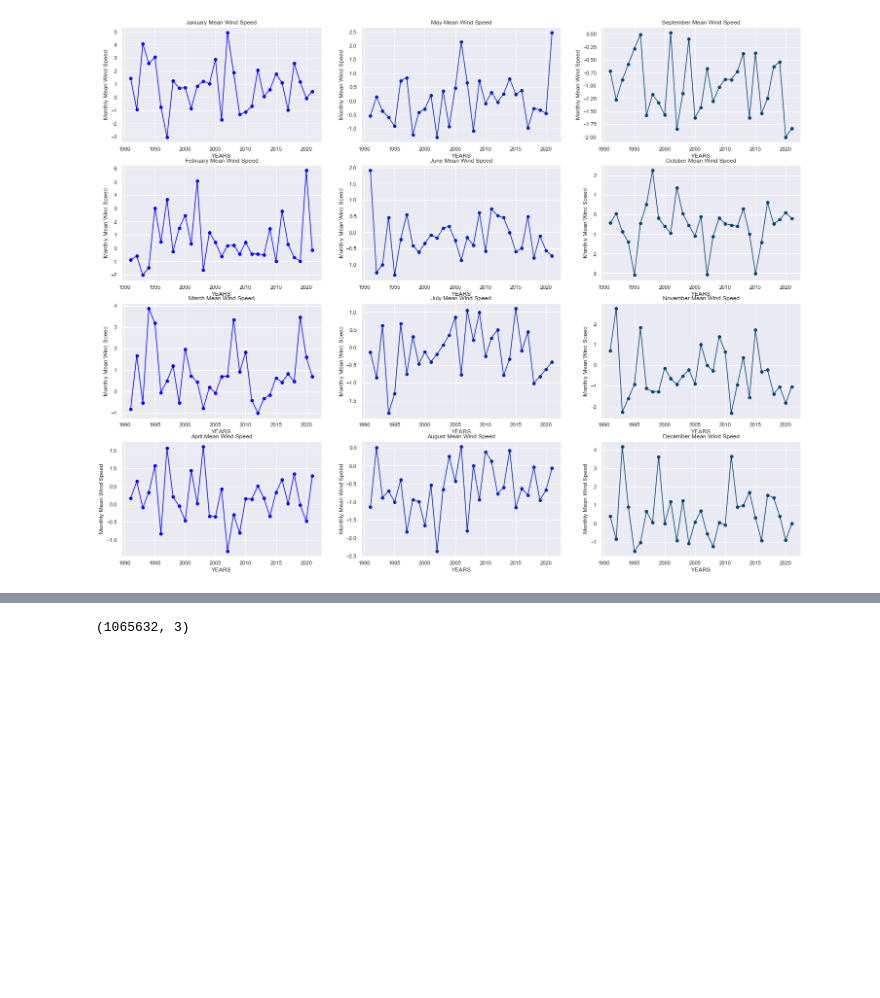
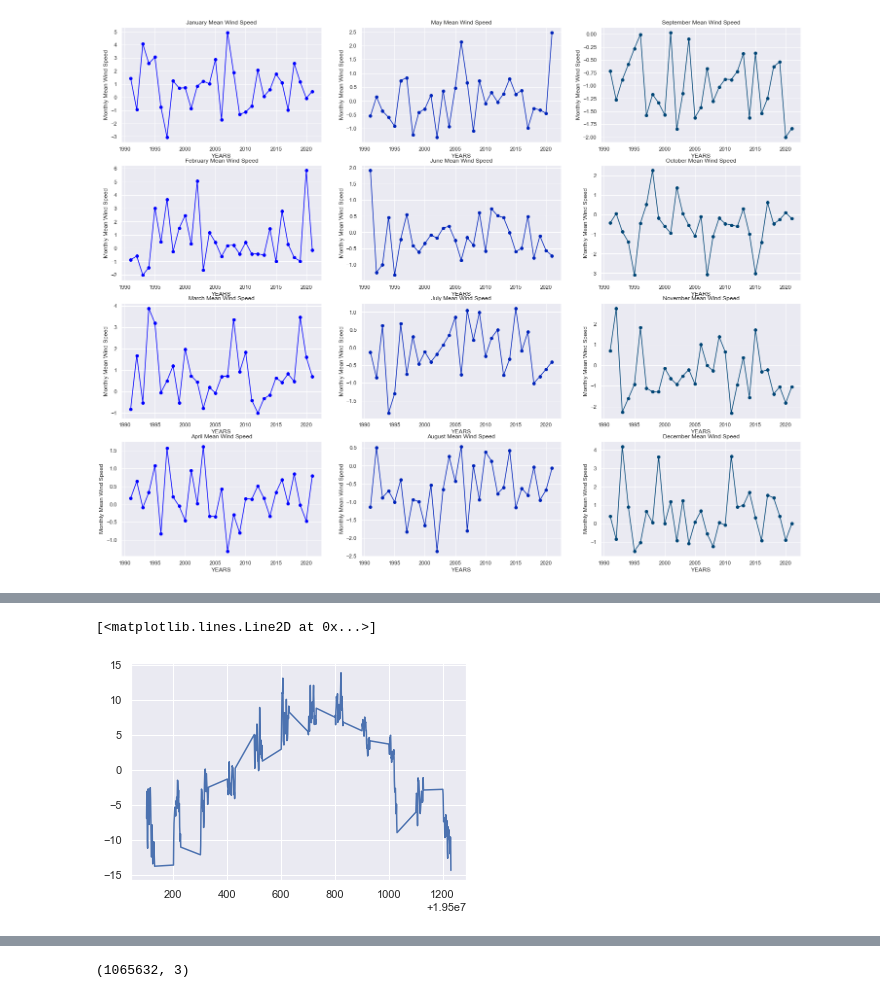
Before and after one commit to VolkaneicFox/IWH-Research, a Jupyter notebook: temperatureDatav1.ipynb, the cells around one changed output, grey strips where cells are left out. Drawn from its saved outputs; the diff is of its cells as text; code cells hidden in the pictures; blank space fills up the shorter version.

```diff
--- a/temperatureDatav1.ipynb
+++ b/temperatureDatav1.ipynb
@@ -244,0 +375,7 @@ Index(['STATIONS_ID', 'MESS_DATUM', 'QN_3', 'Stationsname', 'AMR_key', 'TMK',
+# %%
+#amr_2000=amr_2000[['MESS_DATUM','TMK','TNK','TXK','year','month']].groupby('MESS_DATUM').mean()
+mean=np.mean(amr_2000[amr_2000['year']==1950]['TMK'])
+plt.plot(amr_2000[amr_2000['year']==1950]['TMK']-mean)
+# %% [output]
+[<matplotlib.lines.Line2D at 0x...>]
+[figure, added]
```
Also changed, not shown: parts of 22 cells of this notebook.
